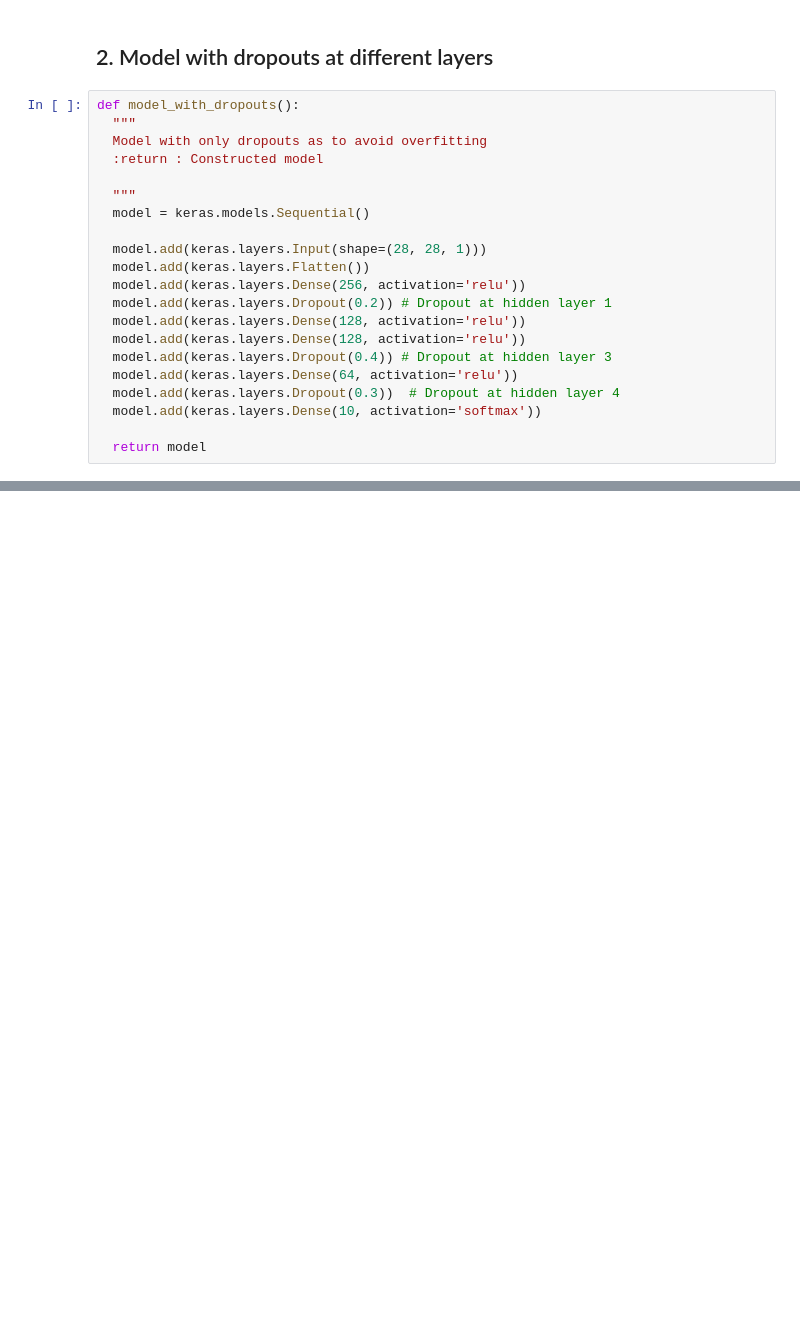
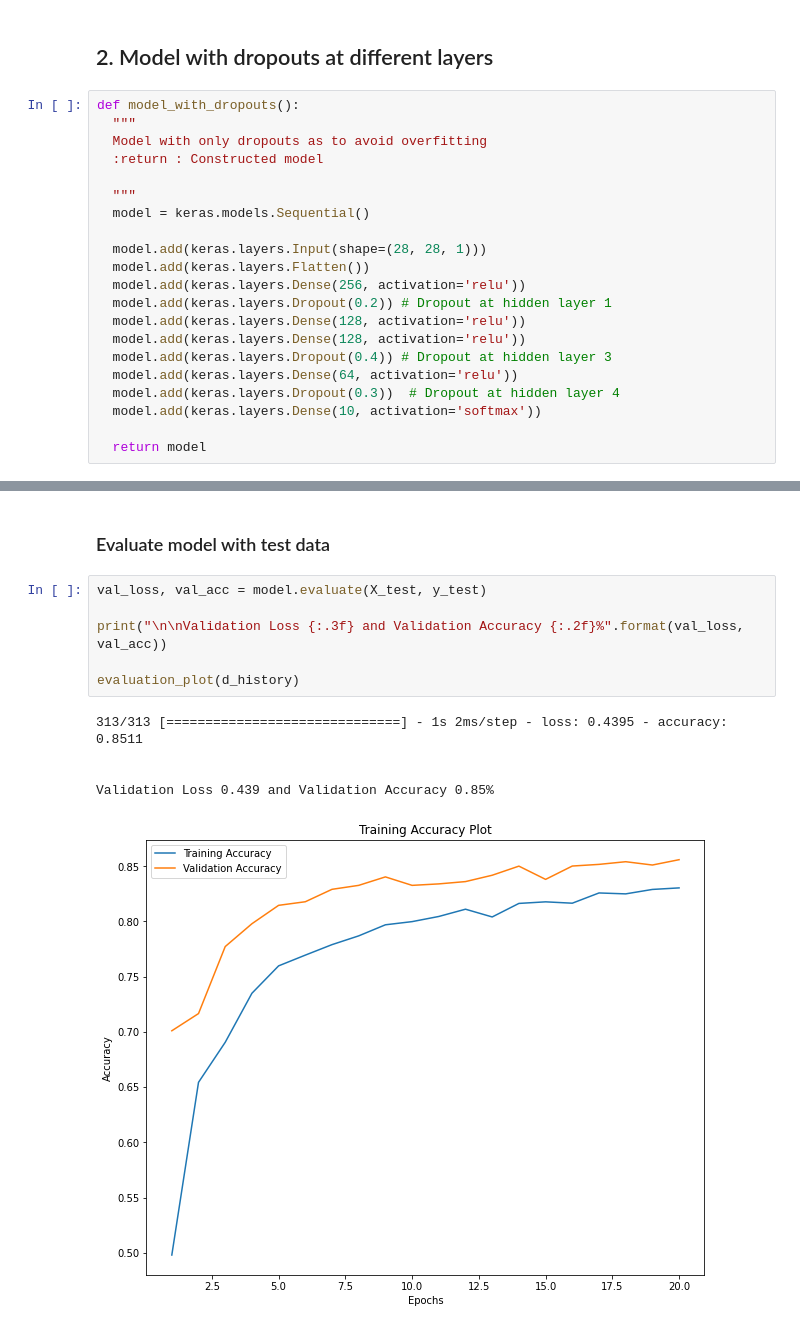
Before and after one commit to Data-Citadel/DeepLearning-Assignment1, a Jupyter notebook: DL_Assignment_PS5_Vision.ipynb, the cells around one changed output, grey strips where cells are left out. Cells and saved outputs as stored; diff of their text form; blank space fills up the shorter version.

```diff
--- a/DL_Assignment_PS5_Vision.ipynb
+++ b/DL_Assignment_PS5_Vision.ipynb
@@ -449,0 +448,14 @@ Validation Loss 0.394 and Validation Accuracy 0.86%
+# %% [markdown]
+### Evaluate model with test data
+# %%
+val_loss, val_acc = model.evaluate(X_test, y_test)
+
+print("\n\nValidation Loss {:.3f} and Validation Accuracy {:.2f}%".format(val_loss, val_acc))
+
+evaluation_plot(d_history)
+# %% [output]
+313/313 [==============================] - 1s 2ms/step - loss: 0.4395 - accuracy: 0.8511
+
+
+Validation Loss 0.439 and Validation Accuracy 0.85%
+[figure, added]
```
Also changed, not shown: parts of 16 cells of this notebook.
